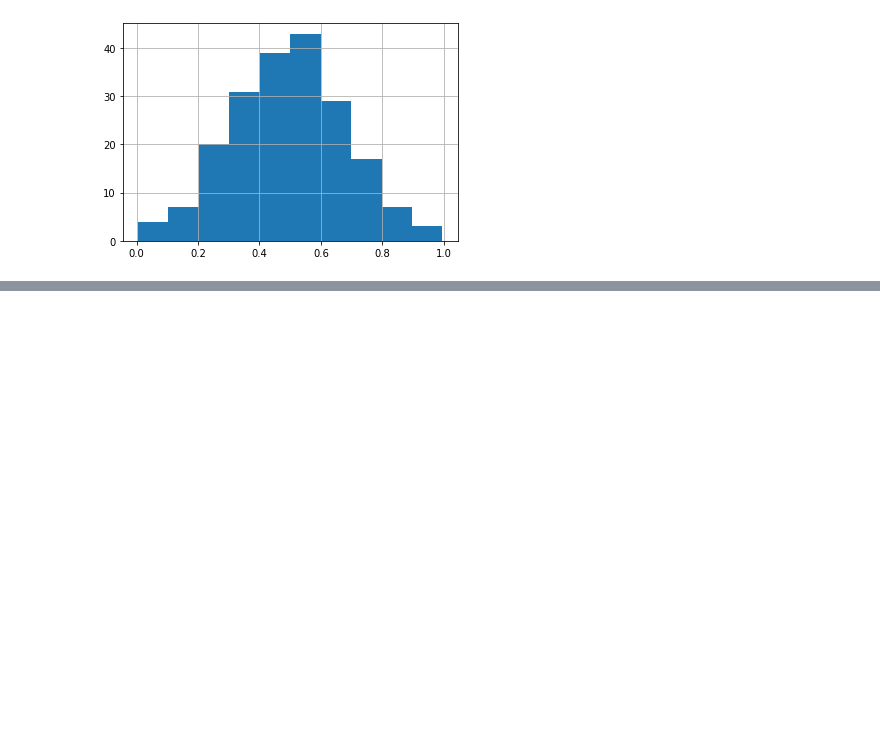
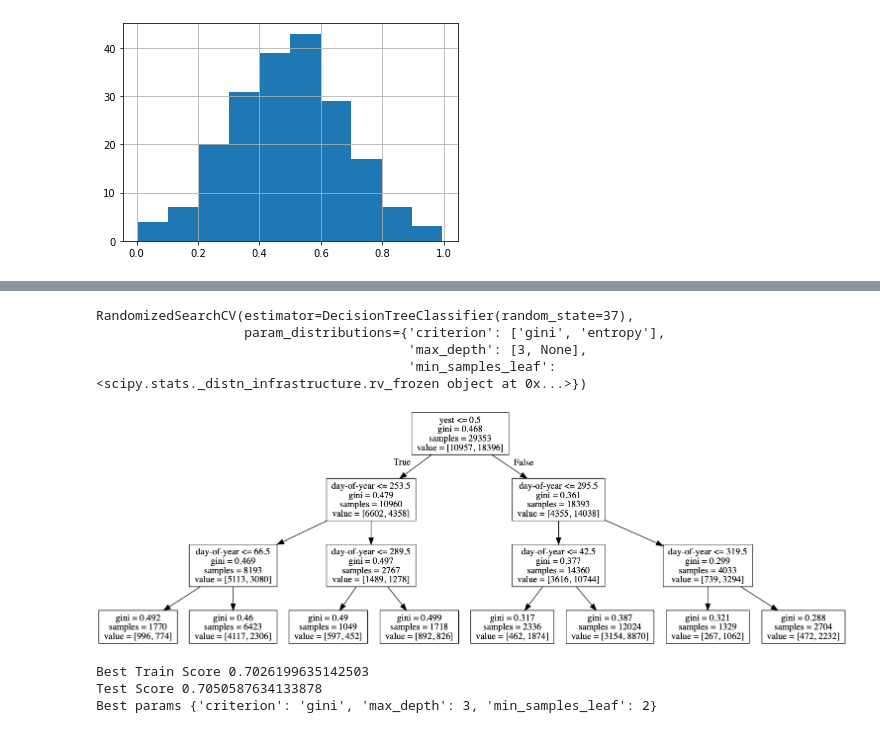
Before and after one commit to AlexFengCisco/data_analysis, a Jupyter notebook: chapter_10.ipynb, the cells around one changed output, grey strips where cells are left out. Drawn from its saved outputs; the diff is of its cells as text; code cells hidden in the pictures; blank space fills up the shorter version.

Commit message:
Python Data Analysis Learning notes

```diff
--- a/chapter_10.ipynb
+++ b/chapter_10.ipynb
@@ -682,0 +715,9 @@ plt.grid(True)
+# %%
+rscv.fit(x_train, y_train)
+# %% [output]
+RandomizedSearchCV(estimator=DecisionTreeClassifier(random_state=37),
+                   param_distributions={'criterion': ['gini', 'entropy'],
+                                        'max_depth': [3, None],
+                                        'min_samples_leaf': <scipy.stats._distn_infrastructure.rv_frozen object at 0x...>})
+# %%
+sio = StringIO()
@@ -682,0 +726,2 @@ plt.grid(True)
+# %%
+dec_tree = pydotplus.graph_from_dot_data(sio.getvalue())
@@ -682,0 +730,12 @@ plt.grid(True)
+# %%
+Image(dec_tree.create_png())
+# %% [output]
+[figure, added]
+# %%
+print('Best Train Score',rscv.best_score_)
+print('Test Score',rscv.score(x_test,y_test))
+print('Best params',rscv.best_params_)
+# %% [output]
+Best Train Score 0.7026199635142503
+Test Score 0.7050587634133878
+Best params {'criterion': 'gini', 'max_depth': 3, 'min_samples_leaf': 2}
```
Also changed, not shown: parts of 13 cells of this notebook.
